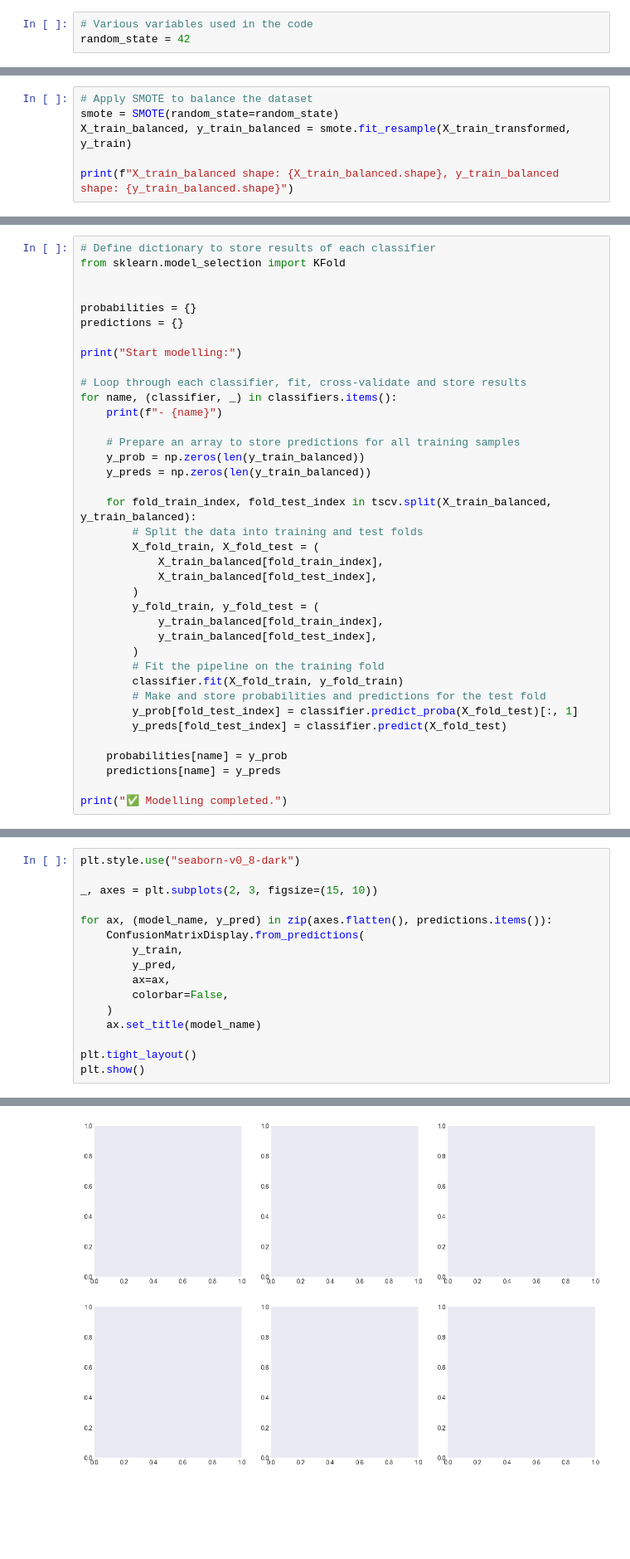
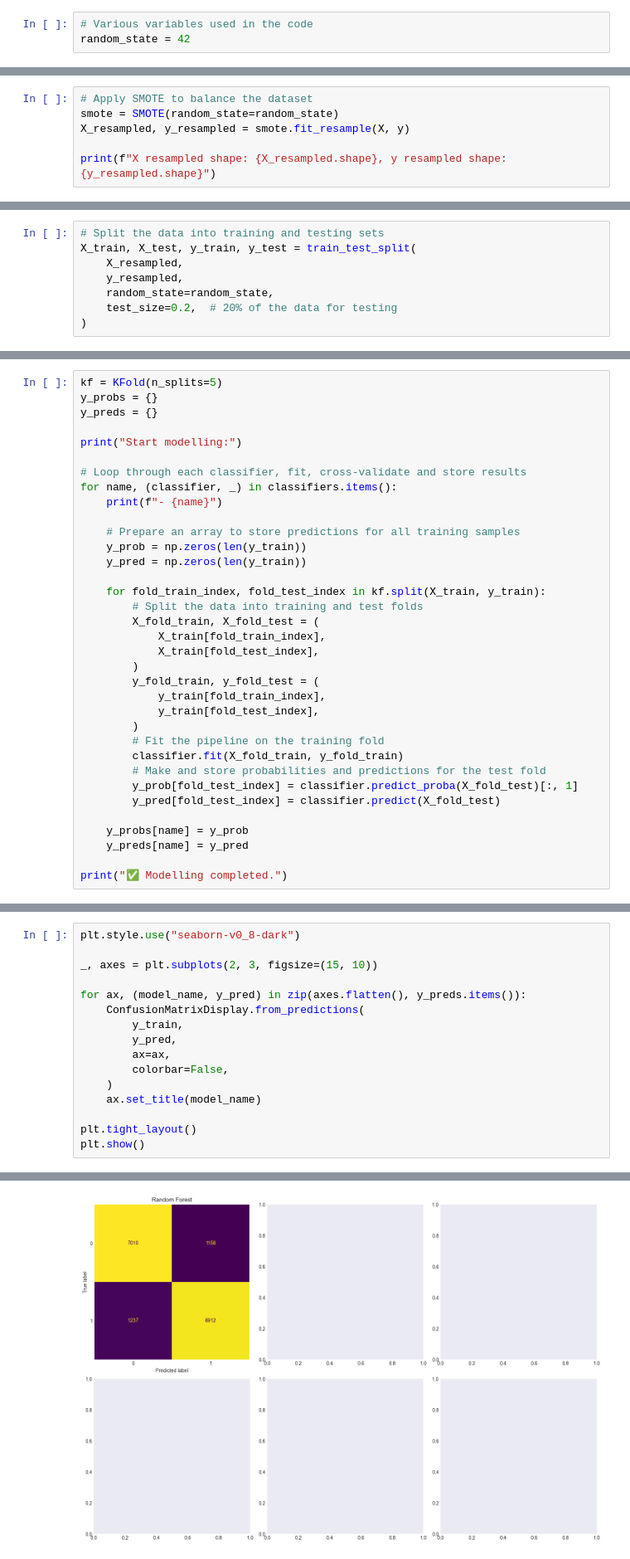
Before and after one commit to vanesterik/mads-telemarketing-assigment, a Jupyter notebook: notebooks/2.0-kve-predictive-modelling.ipynb, the cells around one changed output, grey strips where cells are left out. Shown: that part at 83% size. Saved outputs shown, nothing was run; the diff lists cells and outputs as text; blank space fills up the shorter version.

Commit message:
research: update predictive modelling notebooks

```diff
--- a/notebooks/2.0-kve-predictive-modelling.ipynb
+++ b/notebooks/2.0-kve-predictive-modelling.ipynb
@@ -90,7 +89,7 @@ X_train_transformed = transformer.fit_transform(X_train)
 # %%
 # Apply SMOTE to balance the dataset
 smote = SMOTE(random_state=random_state)
-X_train_balanced, y_train_balanced = smote.fit_resample(X_train_transformed, y_train)
+X_resampled, y_resampled = smote.fit_resample(X, y)
 
-print(f"X_train_balanced shape: {X_train_balanced.shape}, y_train_balanced shape: {y_train_balanced.shape}")
+print(f"X resampled shape: {X_resampled.shape}, y resampled shape: {y_resampled.shape}")
 # %% [output]
@@ -101,3 +97,11 @@ tscv = TimeSeriesSplit(n_splits=5)
+# %%
+# Split the data into training and testing sets
+X_train, X_test, y_train, y_test = train_test_split(
+    X_resampled,
+    y_resampled,
+    random_state=random_state,
+    test_size=0.2,  # 20% of the data for testing
+)
 # %%
 # Define function to calculate maximum profit
 def calculate_maximum_profit(
@@ -206,10 +200,7 @@ Start hypertuning:
 # %%
-# Define dictionary to store results of each classifier
-from sklearn.model_selection import KFold
-
-
-probabilities = {}
-predictions = {}
+kf = KFold(n_splits=5)
+y_probs = {}
+y_preds = {}
 
 print("Start modelling:")
 
@@ -218,27 +209,27 @@ for name, (classifier, _) in classifiers.items():
     print(f"- {name}")
 
     # Prepare an array to store predictions for all training samples
-    y_prob = np.zeros(len(y_train_balanced))
-    y_preds = np.zeros(len(y_train_balanced))
+    y_prob = np.zeros(len(y_train))
+    y_pred = np.zeros(len(y_train))
 
-    for fold_train_index, fold_test_index in tscv.split(X_train_balanced, y_train_balanced):
+    for fold_train_index, fold_test_index in kf.split(X_train, y_train):
         # Split the data into training and test folds
         X_fold_train, X_fold_test = (
-            X_train_balanced[fold_train_index],
-            X_train_balanced[fold_test_index],
+            X_train[fold_train_index],
+            X_train[fold_test_index],
         )
         y_fold_train, y_fold_test = (
-            y_train_balanced[fold_train_index],
-            y_train_balanced[fold_test_index],
+            y_train[fold_train_index],
+            y_train[fold_test_index],
         )
         # Fit the pipeline on the training fold
         classifier.fit(X_fold_train, y_fold_train)
         # Make and store probabilities and predictions for the test fold
         y_prob[fold_test_index] = classifier.predict_proba(X_fold_test)[:, 1]
-        y_preds[fold_test_index] = classifier.predict(X_fold_test)
+        y_pred[fold_test_index] = classifier.predict(X_fold_test)
 
-    probabilities[name] = y_prob
-    predictions[name] = y_preds
+    y_probs[name] = y_prob
+    y_preds[name] = y_pred
 
 print("✅ Modelling completed.")
 # %% [output]
@@ -255,7 +241,7 @@ plt.style.use("seaborn-v0_8-dark")
 
 _, axes = plt.subplots(2, 3, figsize=(15, 10))
 
-for ax, (model_name, y_pred) in zip(axes.flatten(), predictions.items()):
+for ax, (model_name, y_pred) in zip(axes.flatten(), y_preds.items()):
     ConfusionMatrixDisplay.from_predictions(
         y_train,
         y_pred,
@@ -271,4 +256,4 @@ ValueError: Found input variables with inconsistent numbers of samples: [1066, 1
-[figure, old version]
+[figure, new version]
 # %%
 plt.style.use("seaborn-v0_8-darkgrid")
 
```
Also changed, not shown: parts of 25 cells of this notebook, 4 other files.
